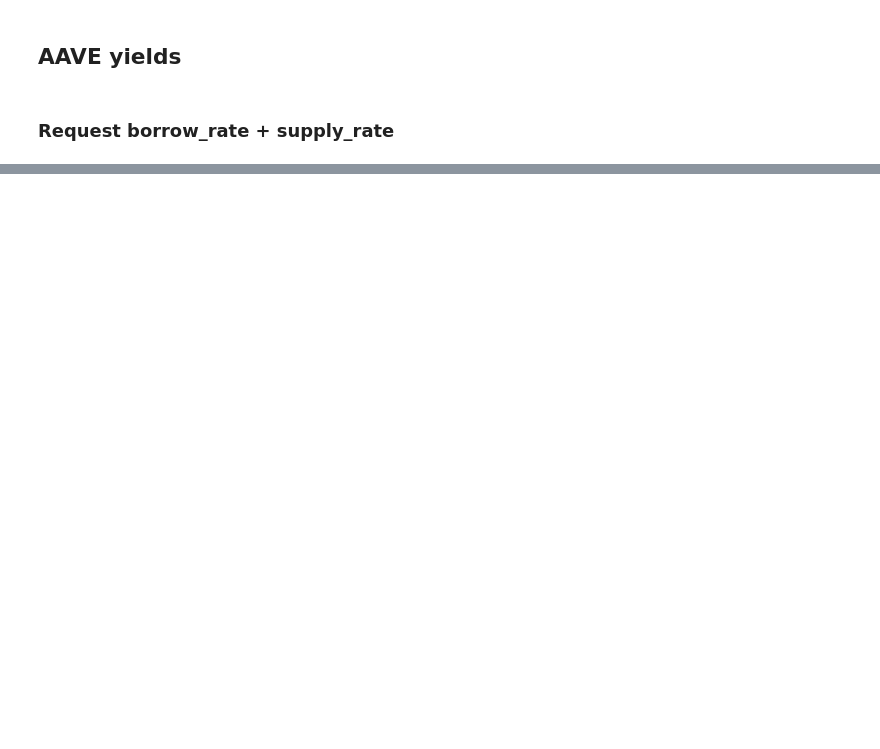
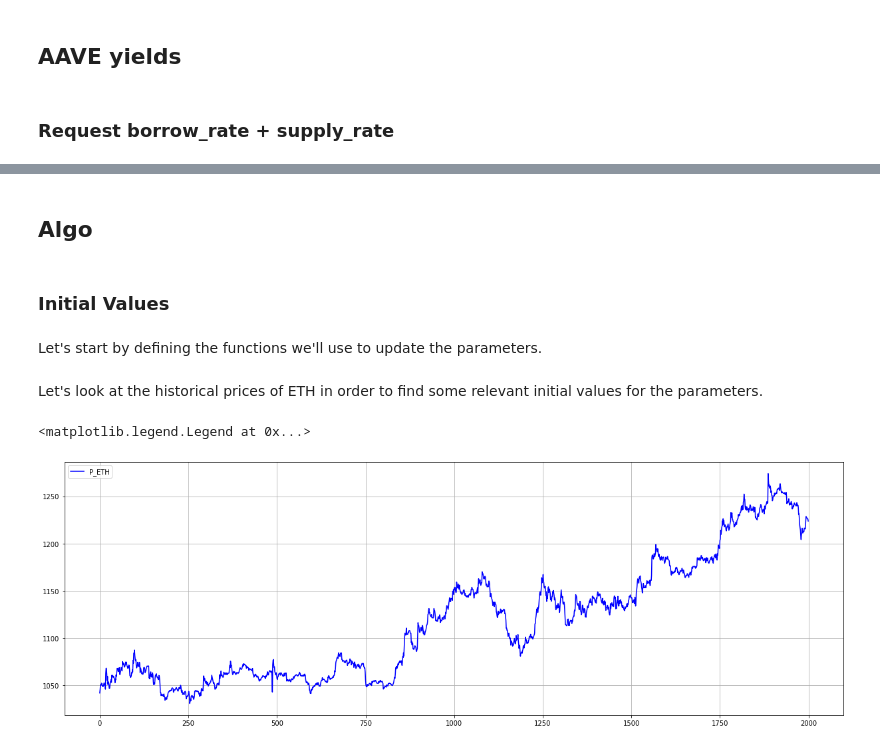
Before and after one commit to CruizeFinance/HedgingScripts, a Jupyter notebook: jupyter-lab/strategy_dydx_aave.ipynb, the cells around one changed output, grey strips where cells are left out. Drawn from its saved outputs; the diff is of its cells as text; code cells hidden in the pictures; blank space fills up the shorter version.

Commit message:
modules + aux functions + criteria updated

```diff
--- a/jupyter-lab/strategy_dydx_aave.ipynb
+++ b/jupyter-lab/strategy_dydx_aave.ipynb
@@ -384,0 +380,6 @@ NameError: ignored
+# %% [markdown]
+## Algo
+# %% [markdown]
+### Initial Values
+# %% [markdown]
+Let's start by defining the functions we'll use to update the parameters.
@@ -384,0 +403,10 @@ NameError: ignored
+# %% [markdown]
+Let's look at the historical prices of ETH in order to find some relevant initial values for the parameters.
+# %%
+fig, axs = plt.subplots(1,1, figsize = (21, 7))
+axs.plot(list(P_ETH), label = 'P_ETH', c = 'blue')
+axs.grid()
+axs.legend(loc = 'upper left')
+# %% [output]
+<matplotlib.legend.Legend at 0x...>
+[figure, added]
```
Also changed, not shown: parts of 75 cells of this notebook.
